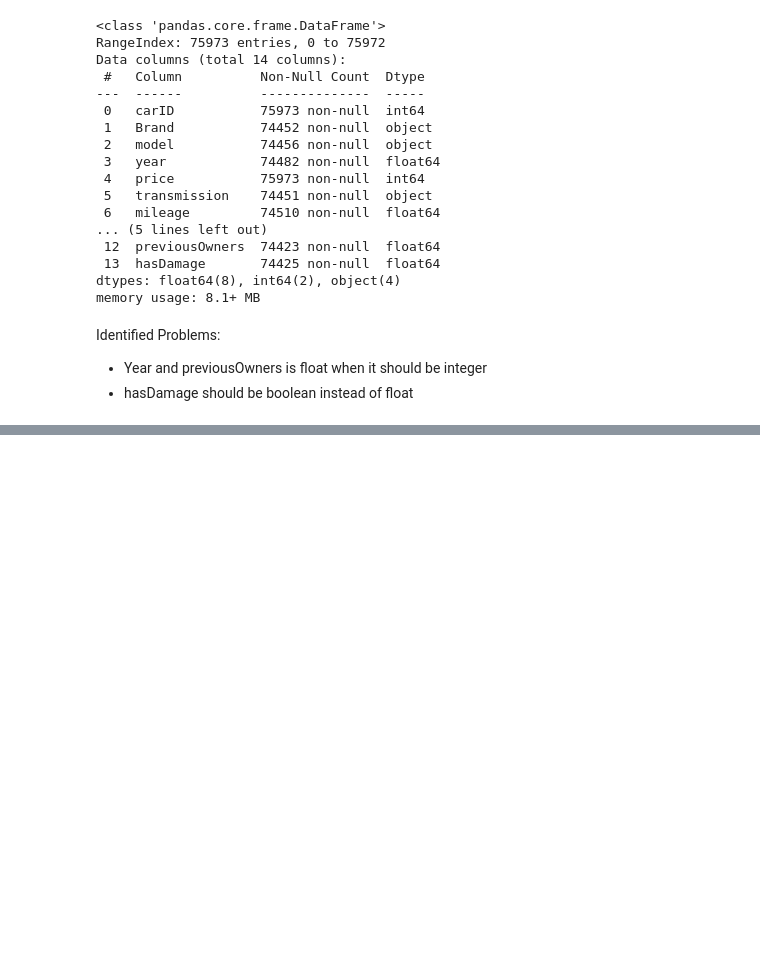
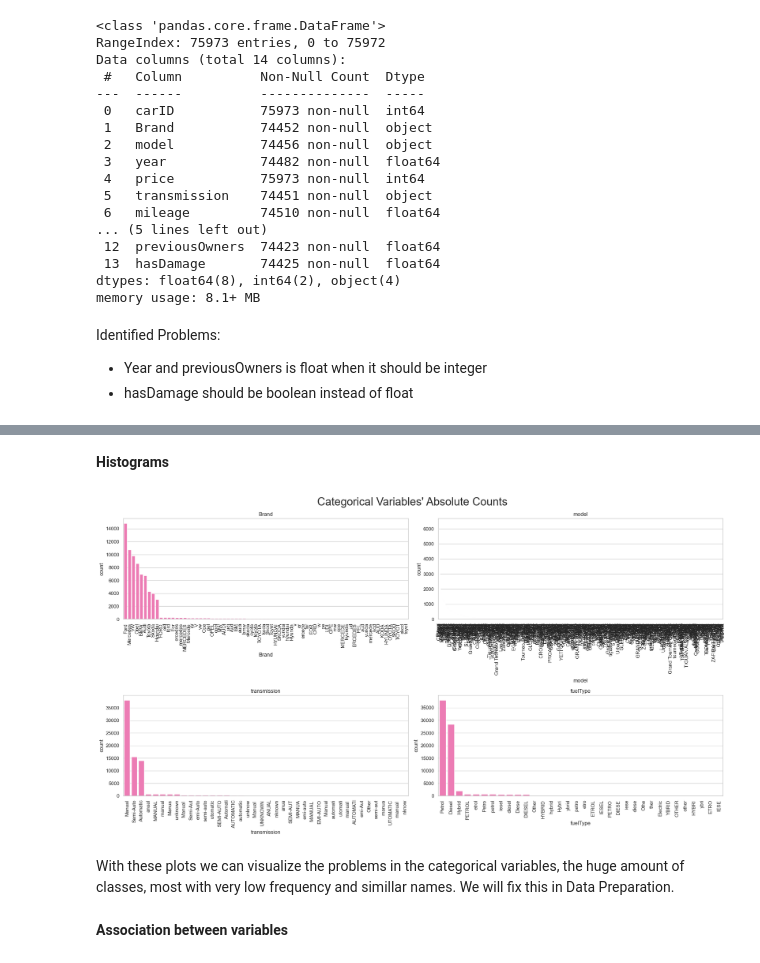
Before and after one commit to barbara-sousa-franco/Machine-Learning-Project, a Jupyter notebook: Deliverable 1.ipynb, the cells around one changed output, grey strips where cells are left out. Drawn from its saved outputs; the diff is of its cells as text; code cells hidden in the pictures; blank space fills up the shorter version.

```diff
--- a/Deliverable 1.ipynb
+++ b/Deliverable 1.ipynb
@@ -755,3 +118,0 @@ similar_groups_fuelType
-# %%
-df_train['fuelType'] = df_train['fuelType'].apply(lambda x: correct_column(x, similar_groups_fuelType))
-df_train
@@ -974,3 +118,0 @@ df_train[df_train['carID'].isna()]
-# %%
-df_train = correct_numerical_columns(df_train)
-df_train
@@ -1054,14 +118,0 @@ plt.show()
-# %%
-sns.set()
-
-# We will put all the numeric variables' histograms in one figure
-# Prepare figure. Create individual axes where each histogram will be placed
-fig, axes = plt.subplots(2, ceil(len(numeric_features) / 2 ), figsize = (20, 11))
-
-for ax, feat in zip(axes.flatten(), numeric_features):
-    sns.boxplot(x=df_train[feat], ax=ax, color='hotpink')
-
-# Add a centered title to the figure:
-plt.suptitle("Numeric Variables' Histograms")
-
-plt.show()
@@ -1119,0 +169,4 @@ How to deal with NA:
+# %%
+for feat in categorical_features:
+    print(f'{feat} :' )
+    print(f'{pd.concat([df_train[feat], df_test[feat]]).unique().tolist()}\n')
@@ -1119,0 +185,24 @@ How to deal with NA:
+# %% [markdown]
+**Histograms**
+# %%
+sns.set(style="whitegrid")
+
+fig, axes = plt.subplots(2, ceil(len(categorical_features) / 2), figsize=(20, 11))
+
+for ax, feat in zip(axes.flatten(), categorical_features):
+    sns.countplot(x=df_train[feat], ax=ax,
+                  order=df_train[feat].value_counts().index, color = 'hotpink')
+    ax.set_title(feat)
+    ax.tick_params(axis='x', rotation=90)  # roda os labels no eixo x
+
+
+plt.suptitle("Categorical Variables' Absolute Counts", fontsize=25)
+
+plt.tight_layout()
+plt.show()
+# %% [output]
+[figure, added]
+# %% [markdown]
+With these plots we can visualize the problems in the categorical variables, the huge amount of classes, most with very low frequency and simillar names. We will fix this in Data Preparation.
+# %% [markdown]
+**Association between variables**
```
Also changed, not shown: parts of 177 cells of this notebook.
